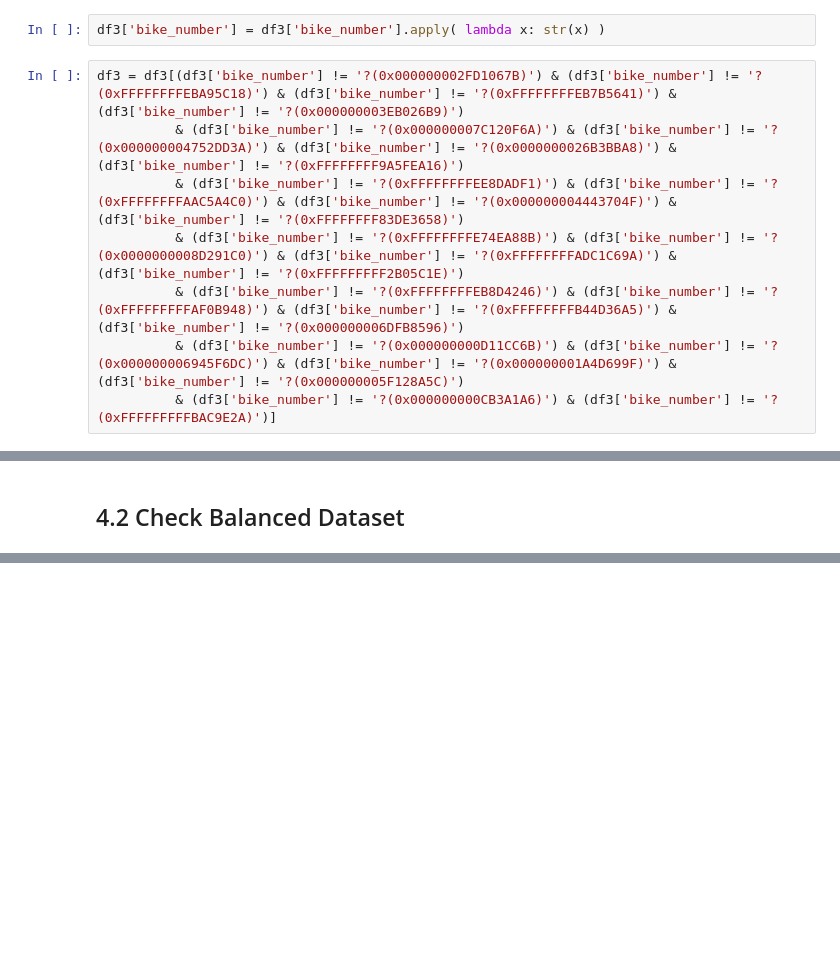
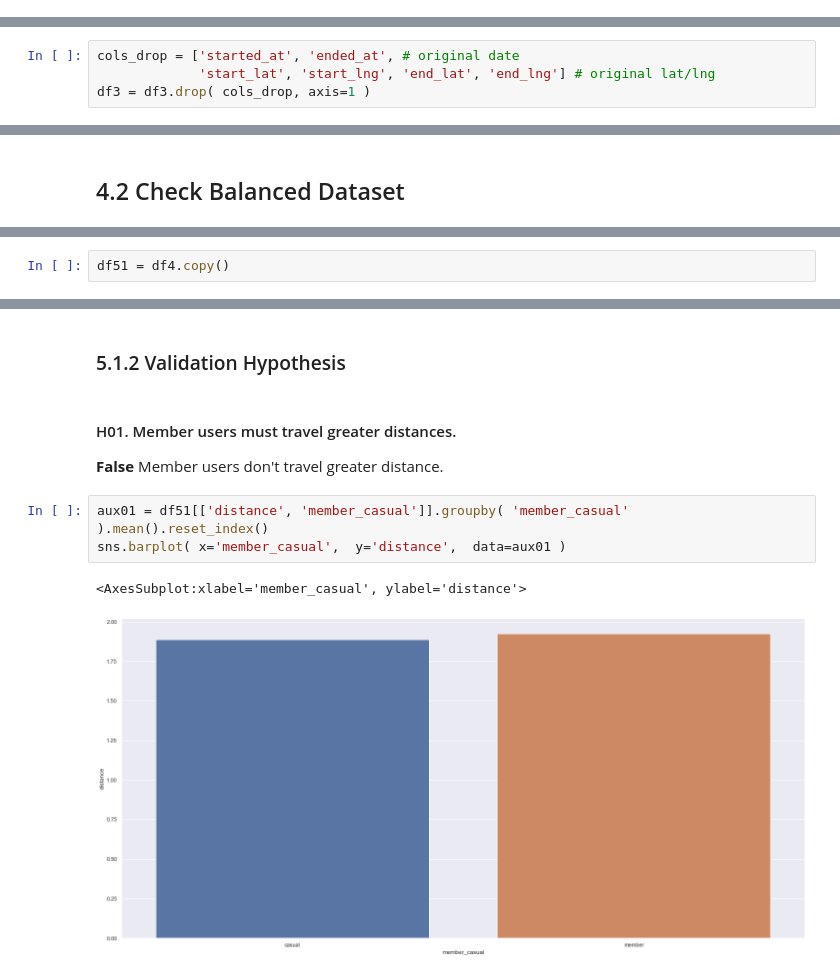
Before and after one commit to panambY/Trip_History, a Jupyter notebook: Trip_History.ipynb, the cells around one changed output, grey strips where cells are left out. Saved outputs shown, nothing was run; the diff lists cells and outputs as text; blank space fills up the shorter version.

```diff
--- a/Trip_History.ipynb
+++ b/Trip_History.ipynb
@@ -530,12 +537,2 @@ df3 = df3[df3['member_type'] != 'Unknown']
-# %%
-df3['bike_number'] = df3['bike_number'].apply( lambda x: str(x) )
-# %%
-df3 = df3[(df3['bike_number'] != '?(0x000000002FD1067B)') & (df3['bike_number'] != '?(0xFFFFFFFFEBA95C18)') & (df3['bike_number'] != '?(0xFFFFFFFFEB7B5641)') & (df3['bike_number'] != '?(0x000000003EB026B9)')
-          & (df3['bike_number'] != '?(0x000000007C120F6A)') & (df3['bike_number'] != '?(0x000000004752DD3A)') & (df3['bike_number'] != '?(0x0000000026B3BBA8)') & (df3['bike_number'] != '?(0xFFFFFFFF9A5FEA16)')
-          & (df3['bike_number'] != '?(0xFFFFFFFFEE8DADF1)') & (df3['bike_number'] != '?(0xFFFFFFFFAAC5A4C0)') & (df3['bike_number'] != '?(0x000000004443704F)') & (df3['bike_number'] != '?(0xFFFFFFFF83DE3658)')
-          & (df3['bike_number'] != '?(0xFFFFFFFFE74EA88B)') & (df3['bike_number'] != '?(0x0000000008D291C0)') & (df3['bike_number'] != '?(0xFFFFFFFFADC1C69A)') & (df3['bike_number'] != '?(0xFFFFFFFFF2B05C1E)')
-          & (df3['bike_number'] != '?(0xFFFFFFFFEB8D4246)') & (df3['bike_number'] != '?(0xFFFFFFFFFAF0B948)') & (df3['bike_number'] != '?(0xFFFFFFFFB44D36A5)') & (df3['bike_number'] != '?(0x000000006DFB8596)')
-          & (df3['bike_number'] != '?(0x000000000D11CC6B)') & (df3['bike_number'] != '?(0x000000006945F6DC)') & (df3['bike_number'] != '?(0x000000001A4D699F)') & (df3['bike_number'] != '?(0x000000005F128A5C)')
-          & (df3['bike_number'] != '?(0x000000000CB3A1A6)') & (df3['bike_number'] != '?(0xFFFFFFFFFBAC9E2A)')]
 # %% [markdown]
 ## 3.2 Columns Selection
@@ -543,0 +539,4 @@ df3 = df3[(df3['bike_number'] != '?(0x000000002FD1067B)') & (df3['bike_number']
+# %%
+cols_drop = ['started_at', 'ended_at', # original date
+             'start_lat', 'start_lng', 'end_lat', 'end_lng'] # original lat/lng
+df3 = df3.drop( cols_drop, axis=1 )
@@ -583,0 +596,2 @@ df46['member_type'] = y_smt
+# %%
+df51 = df4.copy()
@@ -583,0 +618,11 @@ df46['member_type'] = y_smt
+# %% [markdown]
+### 5.1.2 Validation Hypothesis
+# %% [markdown]
+#### H01. Member users must travel greater distances.
+**False** Member users don't travel greater distance.
+# %%
+aux01 = df51[['distance', 'member_casual']].groupby( 'member_casual' ).mean().reset_index()
+sns.barplot( x='member_casual',  y='distance',  data=aux01 )
+# %% [output]
+<AxesSubplot:xlabel='member_casual', ylabel='distance'>
+[figure, added]
```
Also changed, not shown: parts of 99 cells of this notebook.
